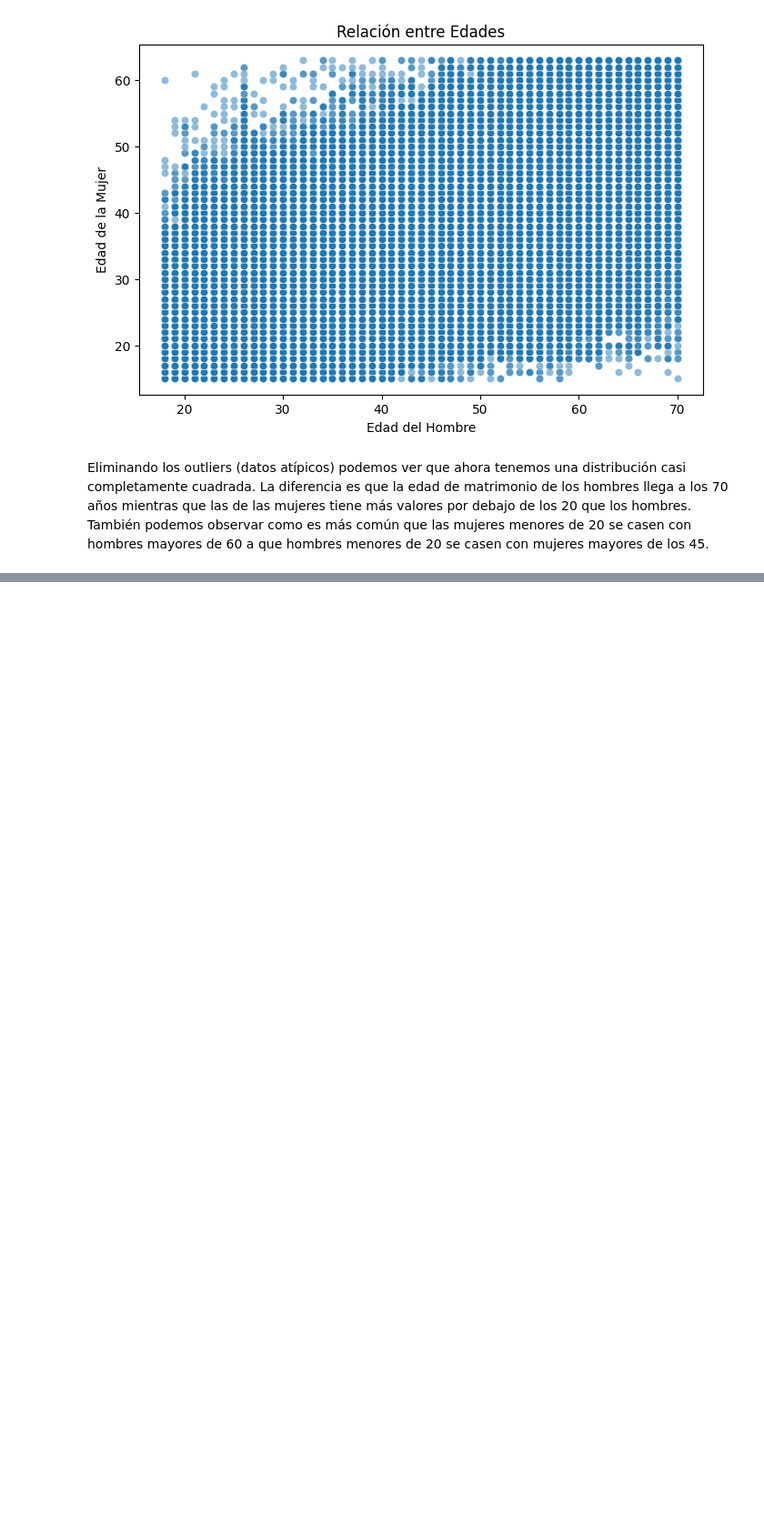
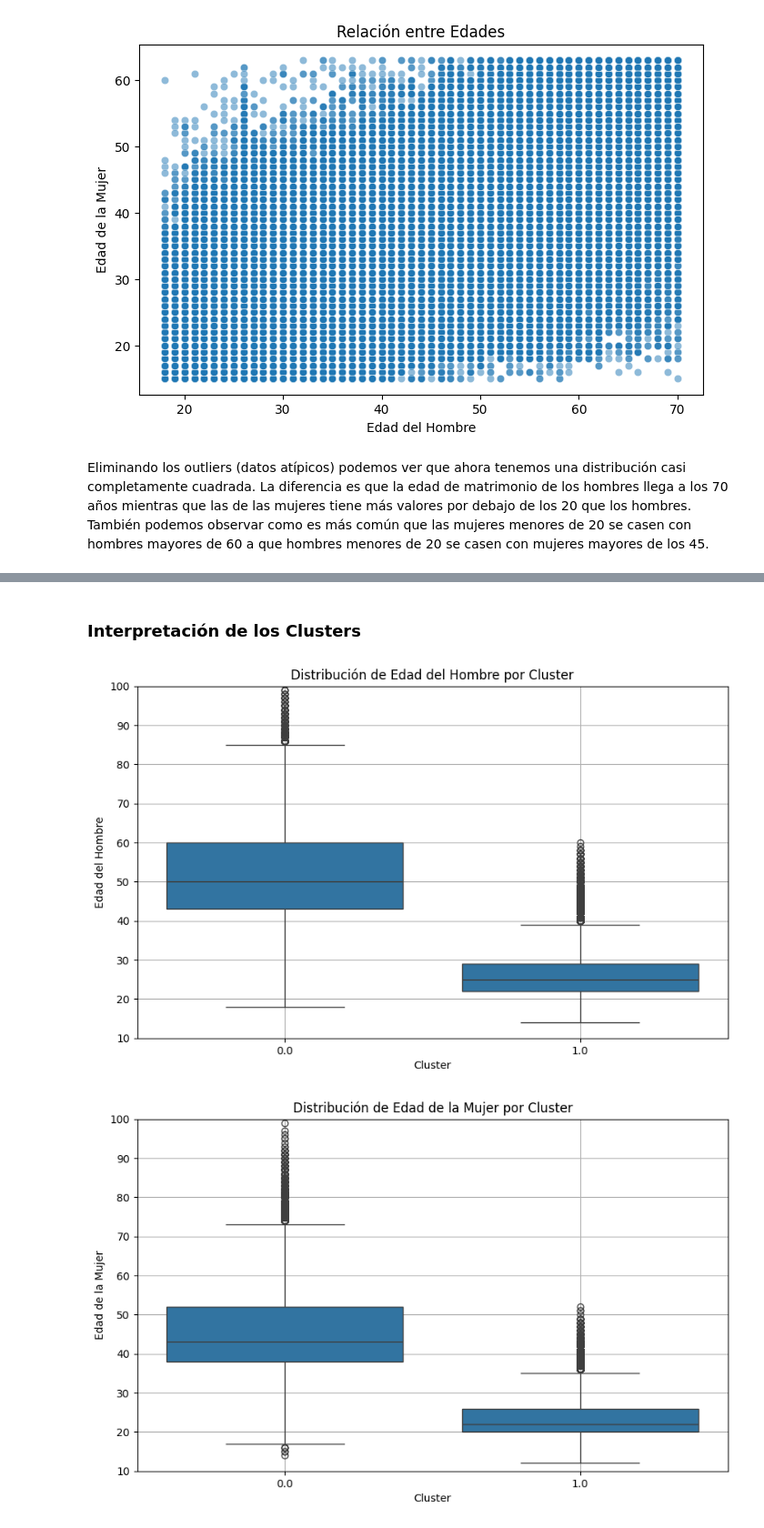
Before and after one commit to angelargd8/Proyecto3-MDD, a Jupyter notebook: matri_EDA.ipynb, the cells around one changed output, grey strips where cells are left out. Shown at 91% size. Drawn from its saved outputs; the diff is of its cells as text; code cells hidden in the pictures; blank space fills up the shorter version.

```diff
--- a/matri_EDA.ipynb
+++ b/matri_EDA.ipynb
@@ -411,0 +501,40 @@ Eliminando los outliers (datos atípicos) podemos ver que ahora tenemos una dist
+# %% [markdown]
+### Interpretación de los Clusters
+# %%
+# Eliminando valores como "Ignorado"
+df['EDADHOM'] = pd.to_numeric(df['EDADHOM'], errors='coerce')
+df['EDADMUJ'] = pd.to_numeric(df['EDADMUJ'], errors='coerce')
+
+# Filtrar edades para evitar outliers
+df_filtered = df[(df['EDADHOM'] >= 10) & (df['EDADHOM'] <= 100)]
+df_filtered = df_filtered[(df_filtered['EDADMUJ'] >= 10) & (df_filtered['EDADMUJ'] <= 100)]
+
+plt.figure(figsize=(10, 6))
+sns.boxplot(x=df_filtered['Cluster'], y=df_filtered['EDADHOM'])
+plt.xlabel('Cluster')
+plt.ylabel('Edad del Hombre')
+plt.title('Distribución de Edad del Hombre por Cluster')
+plt.ylim(10, 100)
+plt.grid(True)
+plt.show()
+
+plt.figure(figsize=(10, 6))
+sns.boxplot(x=df_filtered['Cluster'], y=df_filtered['EDADMUJ'])
+plt.xlabel('Cluster')
+plt.ylabel('Edad de la Mujer')
+plt.title('Distribución de Edad de la Mujer por Cluster')
+plt.ylim(10, 100)
+plt.grid(True)
+plt.show()
+
+
+plt.figure(figsize=(10, 6))
+sns.boxplot(x=df['Cluster'], y=df['AÑOREG'])
+plt.xlabel('Cluster')
+plt.ylabel('Año del Matrimonio')
+plt.title('Distribución de Años de Matrimonio por Cluster')
+plt.grid(True)
+plt.show()
+# %% [output]
+[figure, added]
+[figure, added]
```
Also changed, not shown: parts of 14 cells of this notebook, 1 other file.
